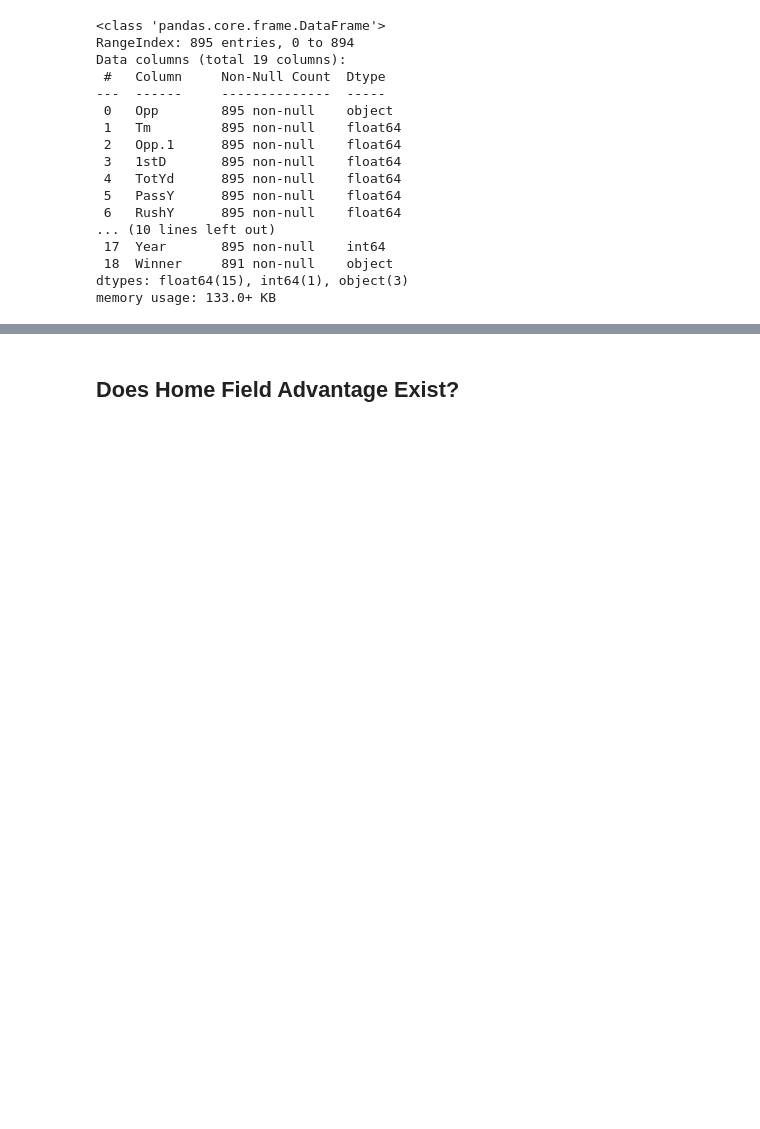
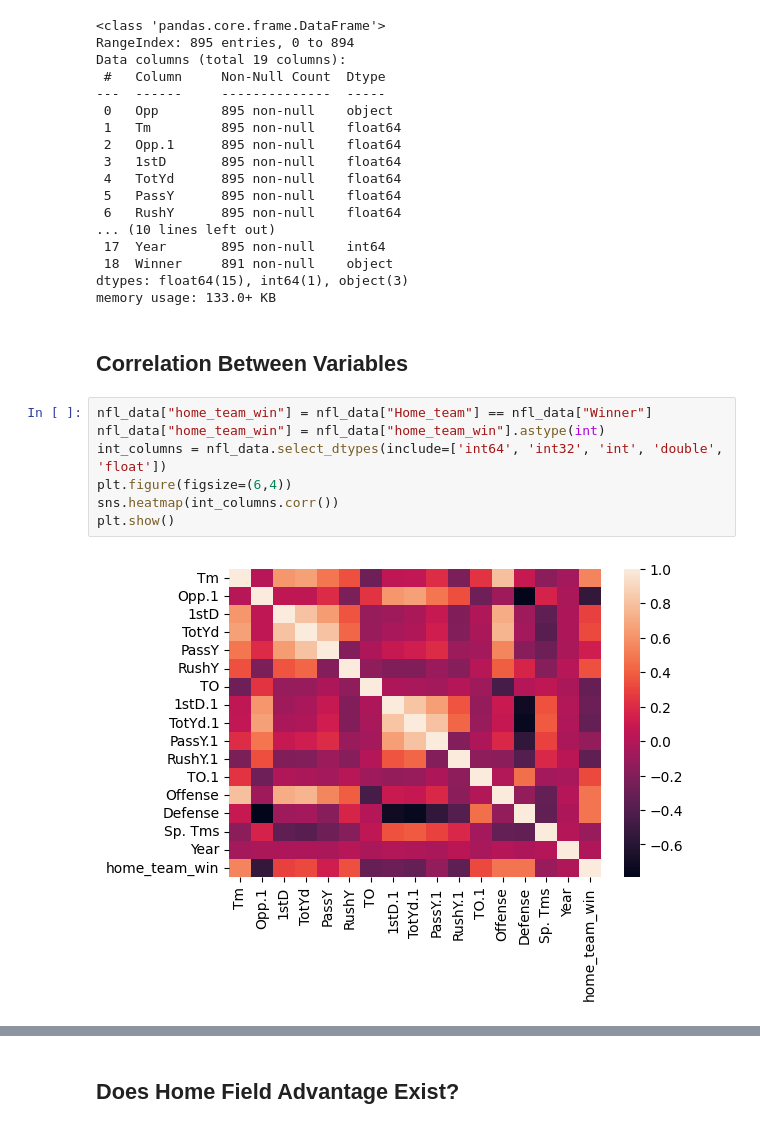
Before and after one commit to aayn-a/Exploratory-Analysis-of-Data-from-NFL-Games, a Jupyter notebook: analysis.ipynb, the cells around one changed output, grey strips where cells are left out. Drawn from its saved outputs; the diff is of its cells as text; blank space fills up the shorter version.

```diff
--- a/analysis.ipynb
+++ b/analysis.ipynb
@@ -52,3 +52,14 @@ Data columns (total 19 columns):
  18  Winner     891 non-null    object
 dtypes: float64(15), int64(1), object(3)
 memory usage: 133.0+ KB
+# %% [markdown]
+## Correlation Between Variables
+# %%
+nfl_data["home_team_win"] = nfl_data["Home_team"] == nfl_data["Winner"]
+nfl_data["home_team_win"] = nfl_data["home_team_win"].astype(int)
+int_columns = nfl_data.select_dtypes(include=['int64', 'int32', 'int', 'double', 'float'])
+plt.figure(figsize=(6,4))
+sns.heatmap(int_columns.corr())
+plt.show()
+# %% [output]
+[figure, added]
```
Also changed, not shown: parts of 9 cells of this notebook.
